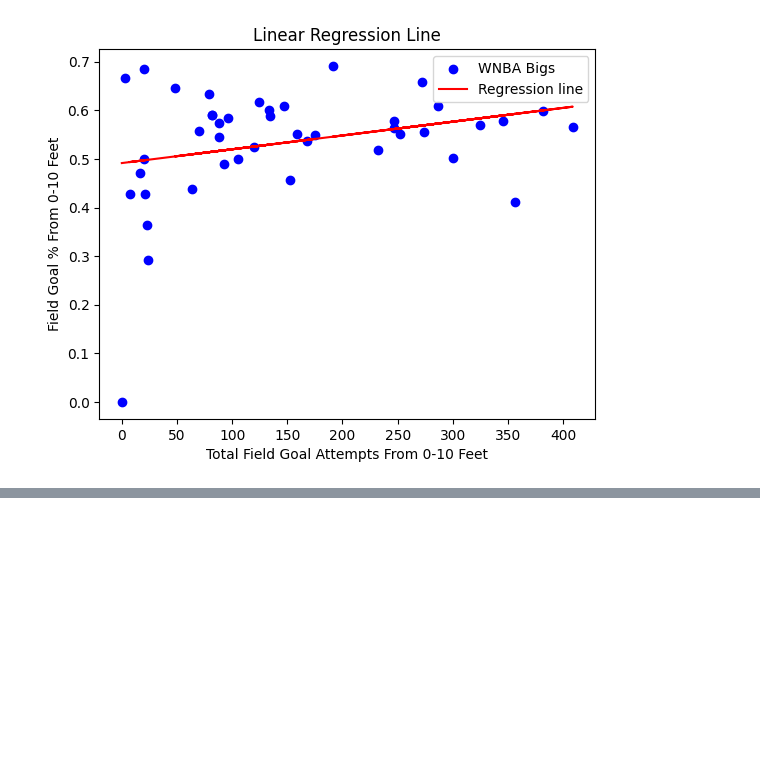
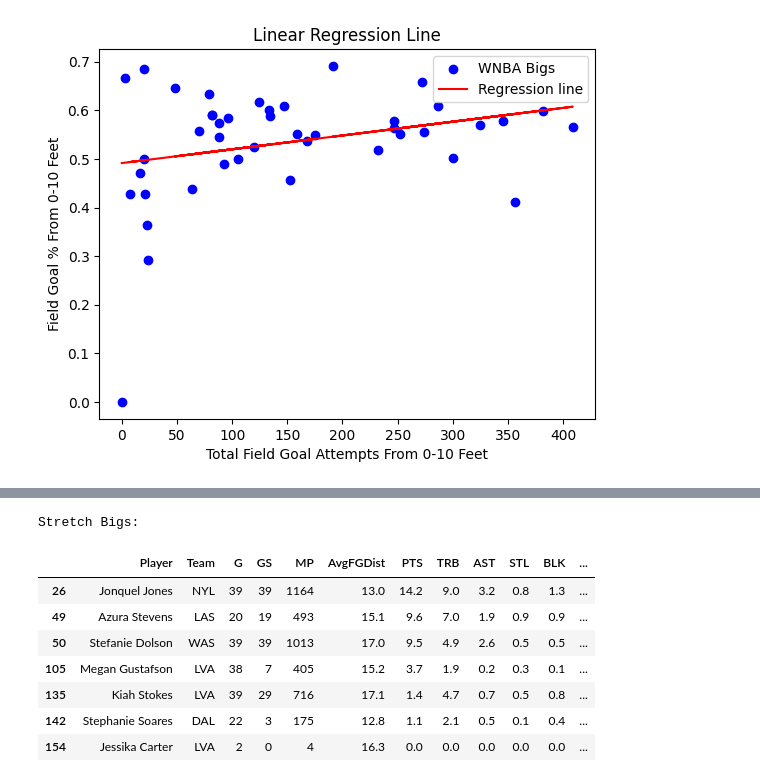
Before and after one commit to vtrackstar/Google-DA-Projects, a Jupyter notebook: 2024-wnba-bigs-linear-regression-and-kmeans.ipynb, the cells around one changed output, grey strips where cells are left out. Drawn from its saved outputs; the diff is of its cells as text; code cells hidden in the pictures; blank space fills up the shorter version.

```diff
--- a/2024-wnba-bigs-linear-regression-and-kmeans.ipynb
+++ b/2024-wnba-bigs-linear-regression-and-kmeans.ipynb
@@ -281,0 +269,13 @@ Stretch Bigs:
+# %%
+print("\nStretch Bigs:")
+Sbigs_stretch[['Player', 'Team', 'G', 'GS', 'MP', 'AvgFGDist', 'PTS', 'TRB', 'AST', 'STL', 'BLK', 'TOV', 'FT%', '%FGA_0-10', 'FG%_0-10', '%FGA_3P', '3PA', '3P%', 'PER', 'USG%', 'WS', 'ShootFoulDrawn', 'OffFoulCmtd', 'And1s']]
+# %% [output]
+Stretch Bigs:
+|  | Player | Team | G | GS | MP | AvgFGDist | PTS | TRB | AST | STL | BLK | ... |
+| 26 | Jonquel Jones | NYL | 39 | 39 | 1164 | 13.0 | 14.2 | 9.0 | 3.2 | 0.8 | 1.3 | ... |
+| 49 | Azura Stevens | LAS | 20 | 19 | 493 | 15.1 | 9.6 | 7.0 | 1.9 | 0.9 | 0.9 | ... |
+| 50 | Stefanie Dolson | WAS | 39 | 39 | 1013 | 17.0 | 9.5 | 4.9 | 2.6 | 0.5 | 0.5 | ... |
+| 105 | Megan Gustafson | LVA | 38 | 7 | 405 | 15.2 | 3.7 | 1.9 | 0.2 | 0.3 | 0.1 | ... |
+| 135 | Kiah Stokes | LVA | 39 | 29 | 716 | 17.1 | 1.4 | 4.7 | 0.7 | 0.5 | 0.8 | ... |
+| 142 | Stephanie Soares | DAL | 22 | 3 | 175 | 12.8 | 1.1 | 2.1 | 0.5 | 0.1 | 0.4 | ... |
+| 154 | Jessika Carter | LVA | 2 | 0 | 4 | 16.3 | 0.0 | 0.0 | 0.0 | 0.0 | 0.0 | ... |
```
Also changed, not shown: parts of 6 cells of this notebook.
